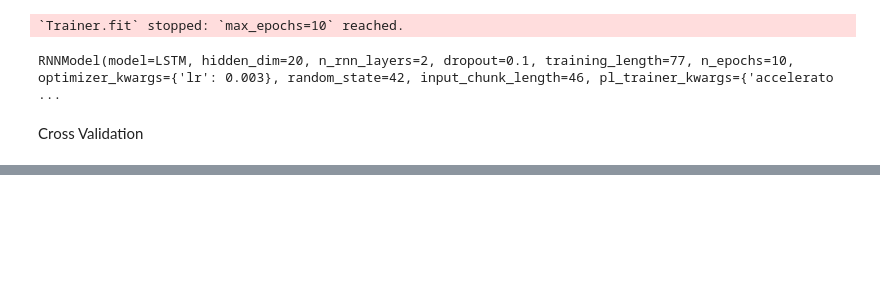
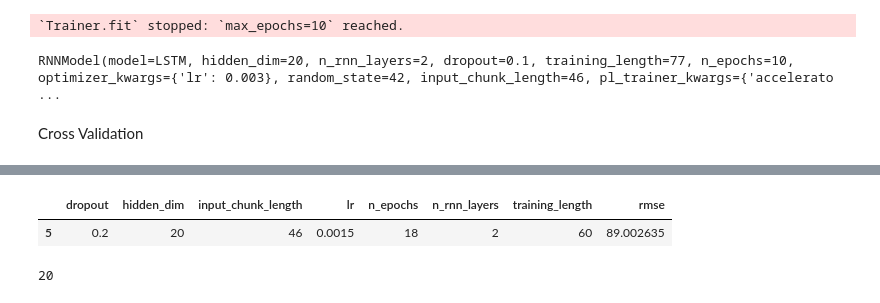
Before and after one commit to salgadosp/time_series, a Jupyter notebook: lstm/lstm.ipynb, the cells around one changed output, grey strips where cells are left out. Drawn from its saved outputs; the diff is of its cells as text; code cells hidden in the pictures; blank space fills up the shorter version.

```diff
--- a/lstm/lstm.ipynb
+++ b/lstm/lstm.ipynb
@@ -270,0 +613,10 @@ print(np.mean(rmse_cv))
+# %%
+tuning_results = pd.DataFrame(grid)
+tuning_results['rmse'] = rmse
+min_rmse = min(rmse)
+
+best_params = tuning_results.query('rmse == @min_rmse')
+best_params
+# %% [output]
+|  | dropout | hidden_dim | input_chunk_length | lr | n_epochs | n_rnn_layers | training_length | rmse |
+| 5 | 0.2 | 20 | 46 | 0.0015 | 18 | 2 | 60 | 89.002635 |
@@ -270,0 +659,4 @@ print(np.mean(rmse_cv))
+# %%
+best_params['hidden_dim'].iloc[0]
+# %% [output]
+20
```
Also changed, not shown: parts of 17 cells of this notebook.
